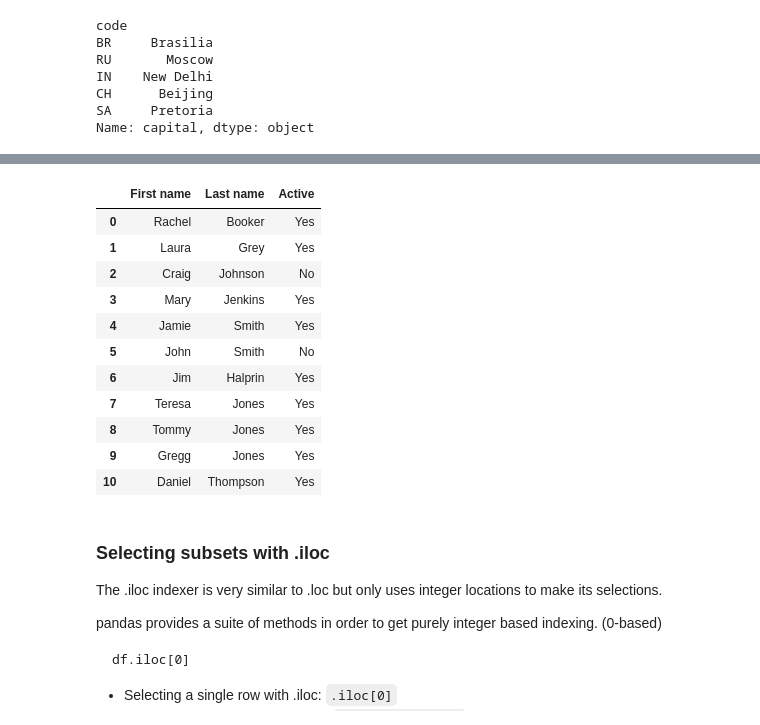
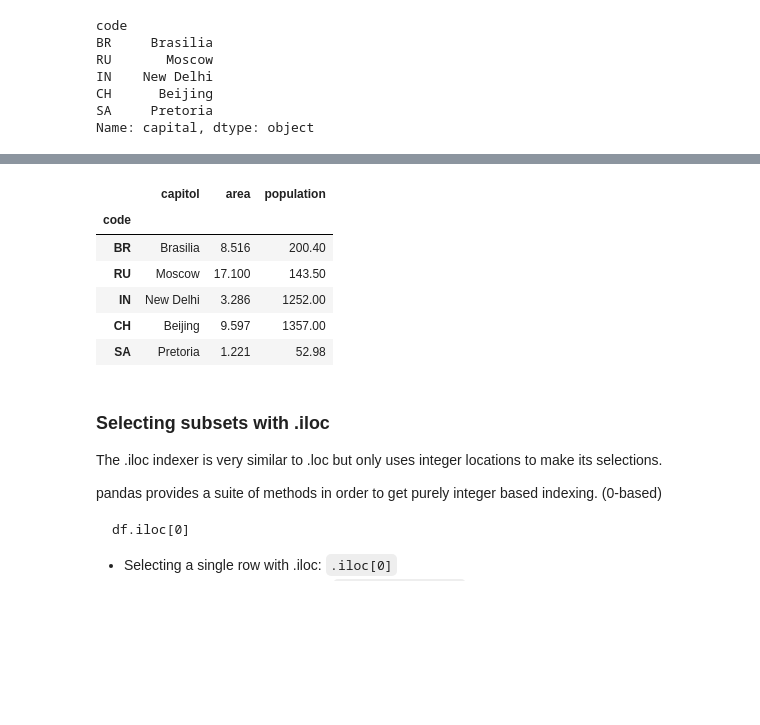
Before and after one commit to karadasmurat/python, a Jupyter notebook: data_science/pandas_demo.ipynb, the cells around one changed output, grey strips where cells are left out. Saved outputs shown, nothing was run; the diff lists cells and outputs as text; code cells hidden in the pictures; blank space fills up the shorter version.

```diff
--- a/data_science/pandas_demo.ipynb
+++ b/data_science/pandas_demo.ipynb
@@ -481,18 +795,13 @@ df.loc[:, ['Id','Last name']]
 # %%
-df.loc[:, 'First name':'Active']
+brics.loc[:, 'capitol':'population']
 # %% [output]
-|  | First name | Last name | Active |
-| 0 | Rachel | Booker | Yes |
-| 1 | Laura | Grey | Yes |
-| 2 | Craig | Johnson | No |
-| 3 | Mary | Jenkins | Yes |
-| 4 | Jamie | Smith | Yes |
-| 5 | John | Smith | No |
-| 6 | Jim | Halprin | Yes |
-| 7 | Teresa | Jones | Yes |
-| 8 | Tommy | Jones | Yes |
-| 9 | Gregg | Jones | Yes |
-| 10 | Daniel | Thompson | Yes |
+|  | capitol | area | population |
+| code |  |  |  |
+| BR | Brasilia | 8.516 | 200.40 |
+| RU | Moscow | 17.100 | 143.50 |
+| IN | New Delhi | 3.286 | 1252.00 |
+| CH | Beijing | 9.597 | 1357.00 |
+| SA | Pretoria | 1.221 | 52.98 |
 # %% [markdown]
 ### Selecting subsets with .iloc
 The .iloc indexer is very similar to .loc but only uses integer locations to make its selections.
```
Also changed, not shown: parts of 50 cells of this notebook, 4 other files.
